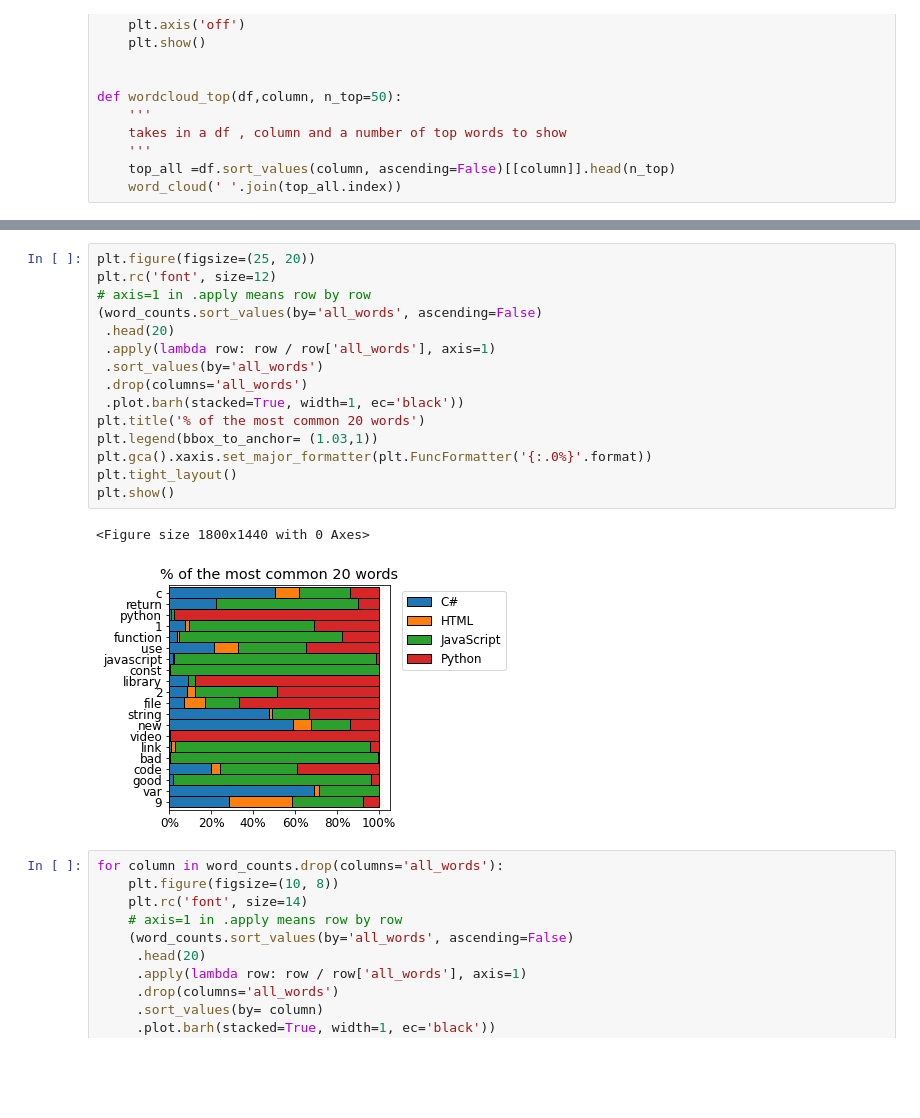
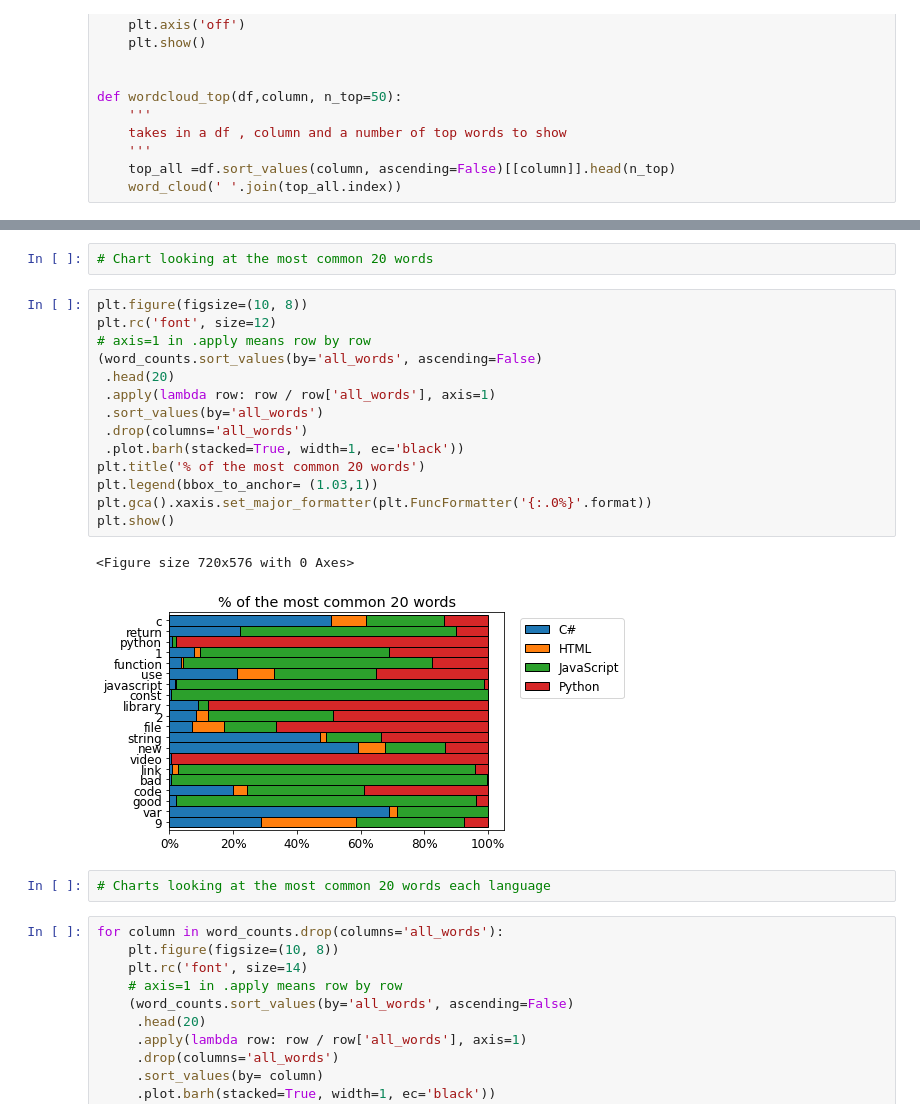
Before and after one commit to codeup-germain/github-code-composition, a Jupyter notebook: curtis-draft.ipynb, the cells around one changed output, grey strips where cells are left out. Saved outputs shown, nothing was run; the diff lists cells and outputs as text; blank space fills up the shorter version.

```diff
--- a/curtis-draft.ipynb
+++ b/curtis-draft.ipynb
@@ -450,21 +450,24 @@ for col in word_counts.columns:
+# %%
+# Chart looking at the most common 20 words
 # %%
-plt.figure(figsize=(25, 20))
+plt.figure(figsize=(10, 8))
 plt.rc('font', size=12)
 # axis=1 in .apply means row by row
 (word_counts.sort_values(by='all_words', ascending=False)
  .head(20)
  .apply(lambda row: row / row['all_words'], axis=1)
  .sort_values(by='all_words')
  .drop(columns='all_words')
  .plot.barh(stacked=True, width=1, ec='black'))
 plt.title('% of the most common 20 words')
 plt.legend(bbox_to_anchor= (1.03,1))
 plt.gca().xaxis.set_major_formatter(plt.FuncFormatter('{:.0%}'.format))
-plt.tight_layout()
 plt.show()
 # %% [output]
-<Figure size 1800x1440 with 0 Axes>
+<Figure size 720x576 with 0 Axes>
-[figure, old version]
+[figure, new version]
+# %%
+# Charts looking at the most common 20 words each language
 # %%
 for column in word_counts.drop(columns='all_words'):
     plt.figure(figsize=(10, 8))
```
Also changed, not shown: parts of 3 cells of this notebook.
